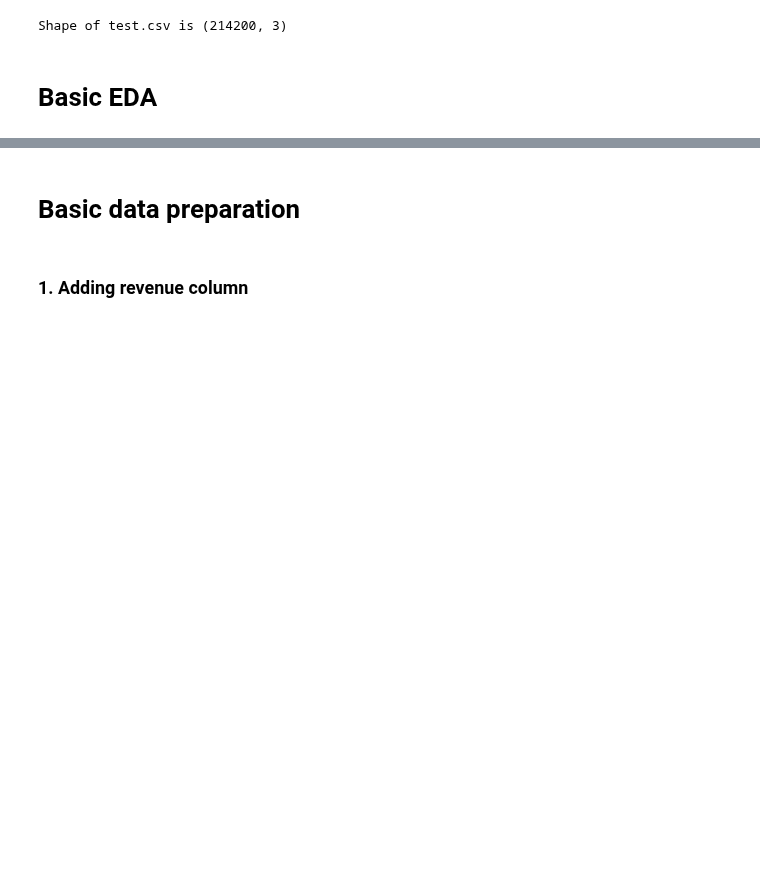
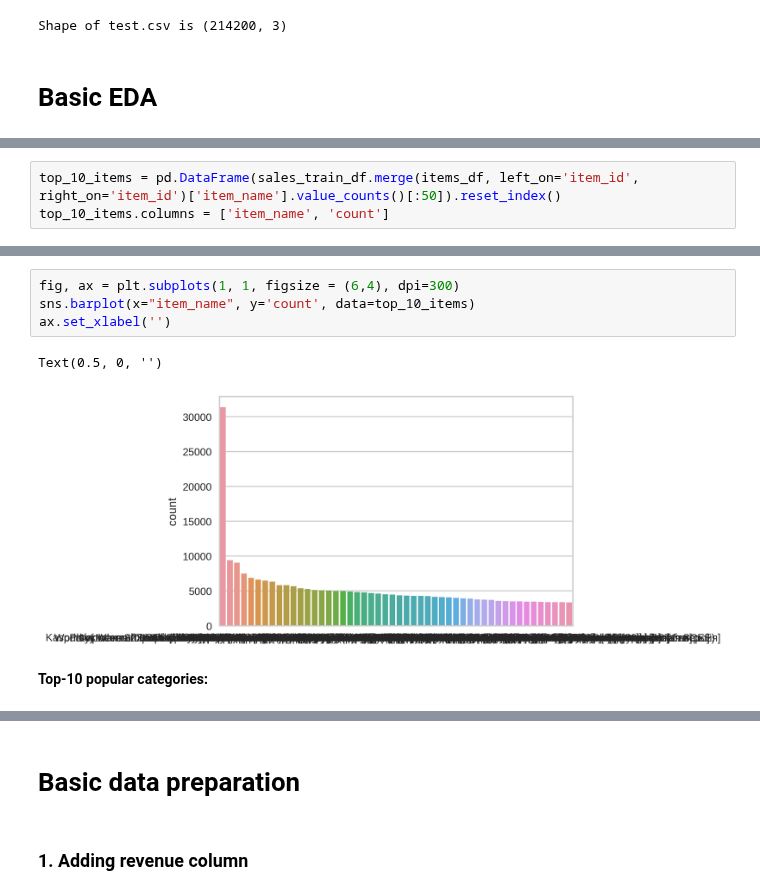
Before and after one commit to kryvokhyzha/examples-and-courses, a Jupyter notebook: How to Win a Data Science Competition/FinalProject/notebooks/main.ipynb, the cells around one changed output, grey strips where cells are left out. Cells and saved outputs as stored; diff of their text form; blank space fills up the shorter version.

```diff
--- a/How to Win a Data Science Competition/FinalProject/notebooks/main.ipynb
+++ b/How to Win a Data Science Competition/FinalProject/notebooks/main.ipynb
@@ -125,0 +223,3 @@ Shape of test.csv is (214200, 3)
+# %%
+top_10_items = pd.DataFrame(sales_train_df.merge(items_df, left_on='item_id', right_on='item_id')['item_name'].value_counts()[:50]).reset_index()
+top_10_items.columns = ['item_name', 'count']
@@ -125,0 +240,9 @@ Shape of test.csv is (214200, 3)
+# %%
+fig, ax = plt.subplots(1, 1, figsize = (6,4), dpi=300)
+sns.barplot(x="item_name", y='count', data=top_10_items)
+ax.set_xlabel('')
+# %% [output]
+Text(0.5, 0, '')
+[figure, added]
+# %% [markdown]
+**Top-10 popular categories:**
```
Also changed, not shown: parts of 20 cells of this notebook, 3 other files.
